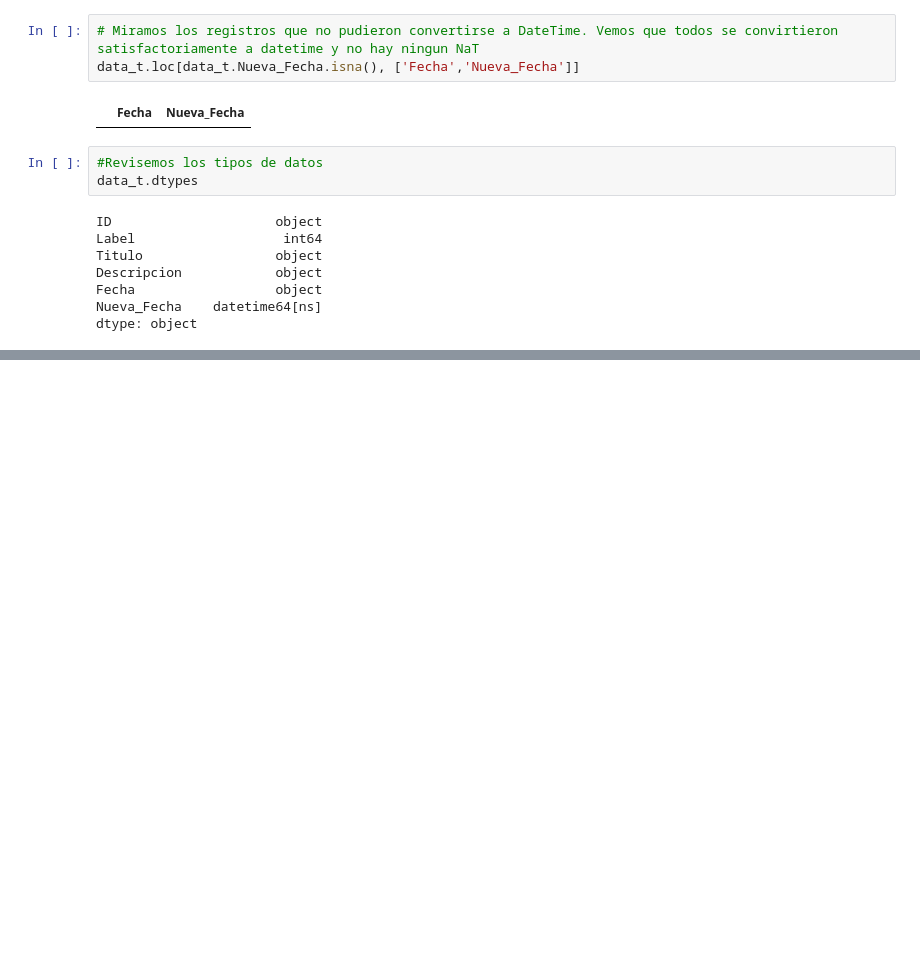
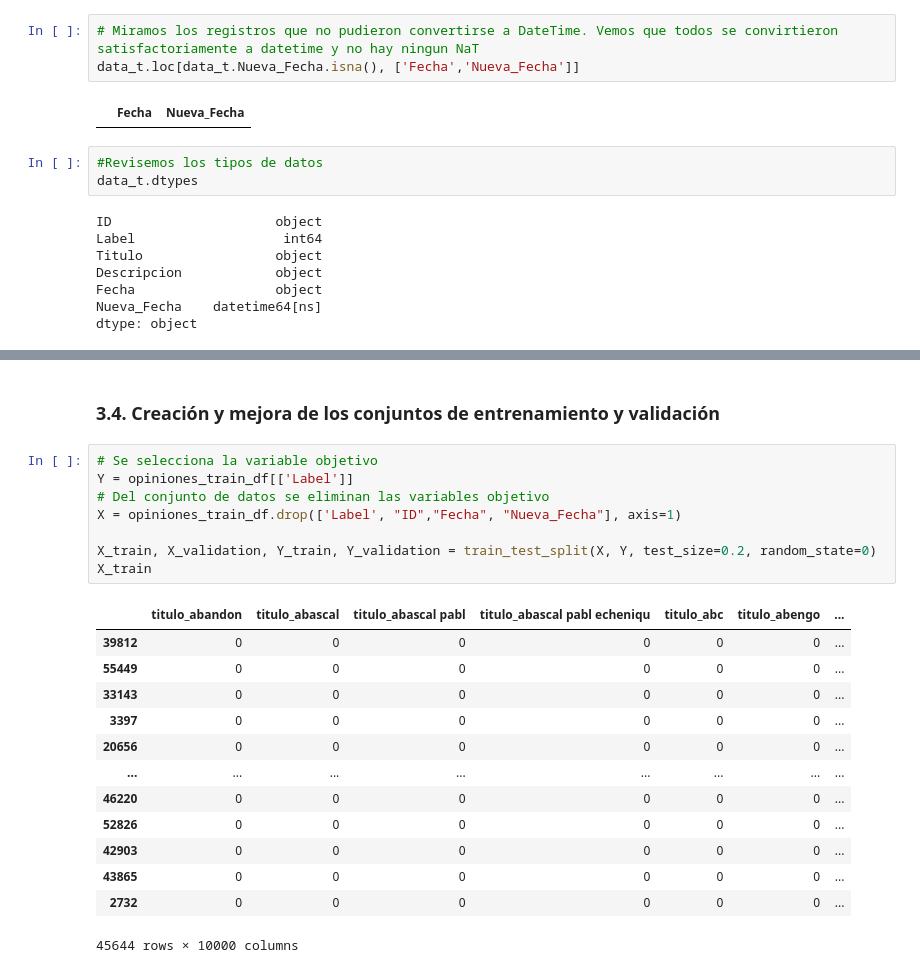
Before and after one commit to BI-202510-G24/proyect1-BI-regresion, a Jupyter notebook: proyecto1_sec4_G24.ipynb, the cells around one changed output, grey strips where cells are left out. Cells and saved outputs as stored; diff of their text form; blank space fills up the shorter version.

```diff
--- a/proyecto1_sec4_G24.ipynb
+++ b/proyecto1_sec4_G24.ipynb
@@ -334,0 +477,24 @@ dtype: object
+# %% [markdown]
+### 3.4. Creación y mejora de los conjuntos de entrenamiento y validación
+# %%
+# Se selecciona la variable objetivo
+Y = opiniones_train_df[['Label']]
+# Del conjunto de datos se eliminan las variables objetivo
+X = opiniones_train_df.drop(['Label', "ID","Fecha", "Nueva_Fecha"], axis=1)
+
+X_train, X_validation, Y_train, Y_validation = train_test_split(X, Y, test_size=0.2, random_state=0)
+X_train
+# %% [output]
+|  | titulo_abandon | titulo_abascal | titulo_abascal pabl | titulo_abascal pabl echeniqu | titulo_abc | titulo_abengo | ... |
+| 39812 | 0 | 0 | 0 | 0 | 0 | 0 | ... |
+| 55449 | 0 | 0 | 0 | 0 | 0 | 0 | ... |
+| 33143 | 0 | 0 | 0 | 0 | 0 | 0 | ... |
+| 3397 | 0 | 0 | 0 | 0 | 0 | 0 | ... |
+| 20656 | 0 | 0 | 0 | 0 | 0 | 0 | ... |
+| ... | ... | ... | ... | ... | ... | ... | ... |
+| 46220 | 0 | 0 | 0 | 0 | 0 | 0 | ... |
+| 52826 | 0 | 0 | 0 | 0 | 0 | 0 | ... |
+| 42903 | 0 | 0 | 0 | 0 | 0 | 0 | ... |
+| 43865 | 0 | 0 | 0 | 0 | 0 | 0 | ... |
+| 2732 | 0 | 0 | 0 | 0 | 0 | 0 | ... |
+45644 rows × 10000 columns
```
Also changed, not shown: parts of 20 cells of this notebook.
